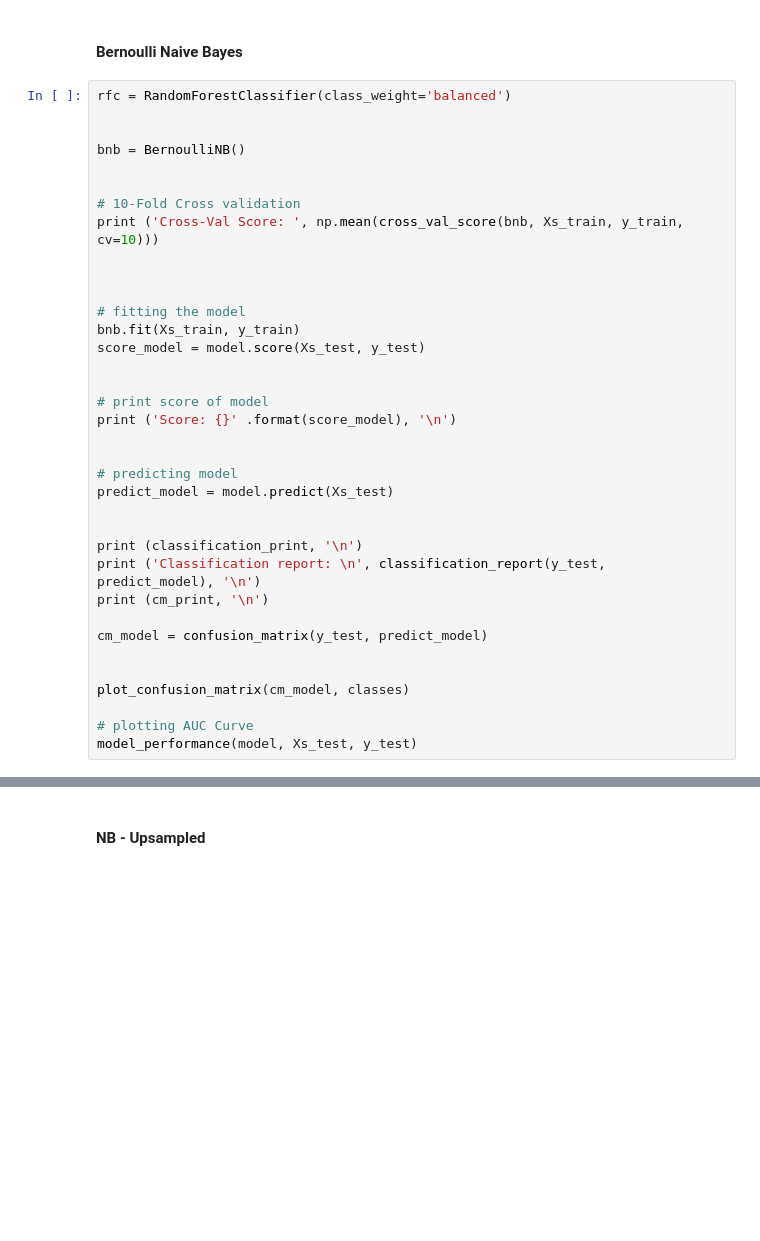
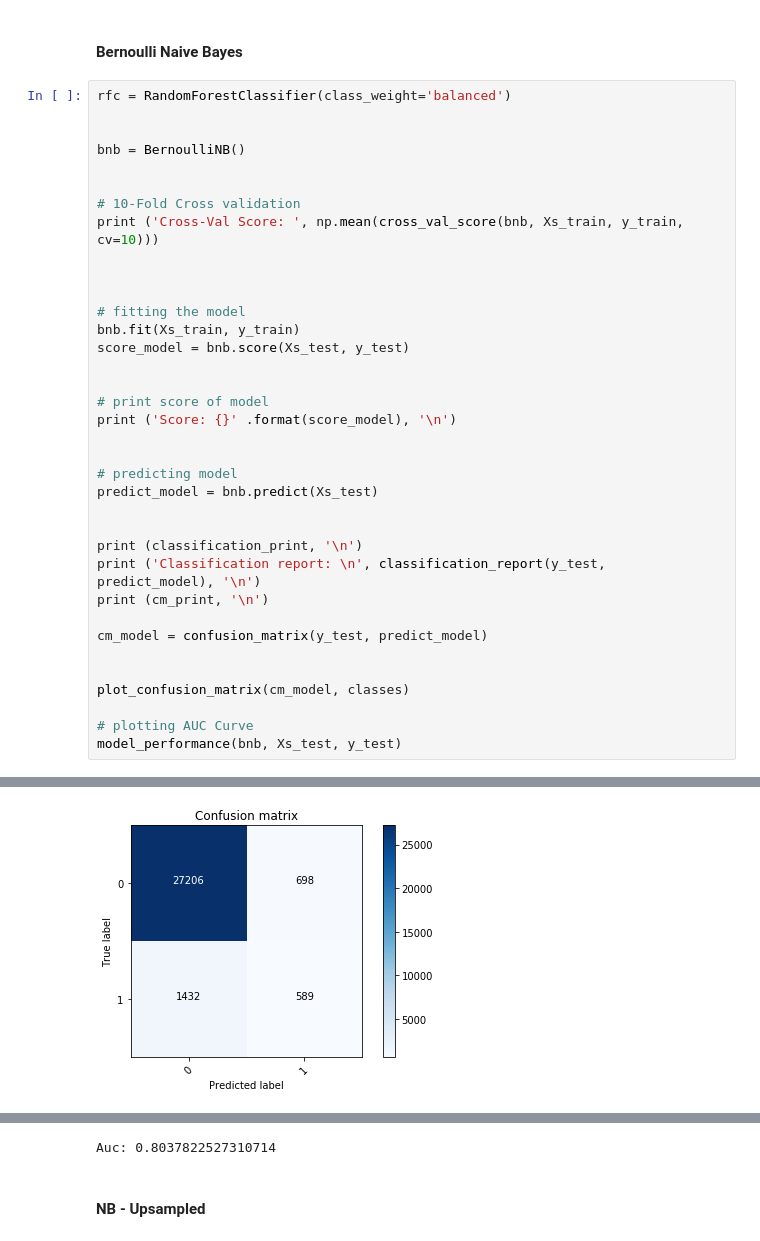
Before and after one commit to Arsyad-ah/Projects-GA, a Jupyter notebook: Capstone/Give Me Some Credit - removing outliers @ 3 Std Dev from median .ipynb, the cells around one changed output, grey strips where cells are left out. Cells and saved outputs as stored; diff of their text form; blank space fills up the shorter version.

```diff
--- a/Capstone/Give Me Some Credit - removing outliers @ 3 Std Dev from median .ipynb
+++ b/Capstone/Give Me Some Credit - removing outliers @ 3 Std Dev from median .ipynb
@@ -864,7 +864,7 @@ print ('Cross-Val Score: ', np.mean(cross_val_score(bnb, Xs_train, y_train, cv=1
 
 # fitting the model
 bnb.fit(Xs_train, y_train)
-score_model = model.score(Xs_test, y_test)
+score_model = bnb.score(Xs_test, y_test)
 
 
 # print score of model
@@ -872,7 +872,7 @@ print ('Score: {}' .format(score_model), '\n')
 
 
 # predicting model
-predict_model = model.predict(Xs_test)
+predict_model = bnb.predict(Xs_test)
 
 
 print (classification_print, '\n')
@@ -885,4 +885,5 @@ cm_model = confusion_matrix(y_test, predict_model)
 plot_confusion_matrix(cm_model, classes)
 
 # plotting AUC Curve
-model_performance(model, Xs_test, y_test)
+model_performance(bnb, Xs_test, y_test)
+# %% [output]
@@ -888,0 +909 @@ model_performance(model, Xs_test, y_test)
+[figure, added]
@@ -889,3 +911,4 @@ model_performance(model, Xs_test, y_test)
+Auc: 0.8037822527310714
 # %% [markdown]
 #### NB - Upsampled
 # %%
```
Also changed, not shown: parts of 48 cells of this notebook.
